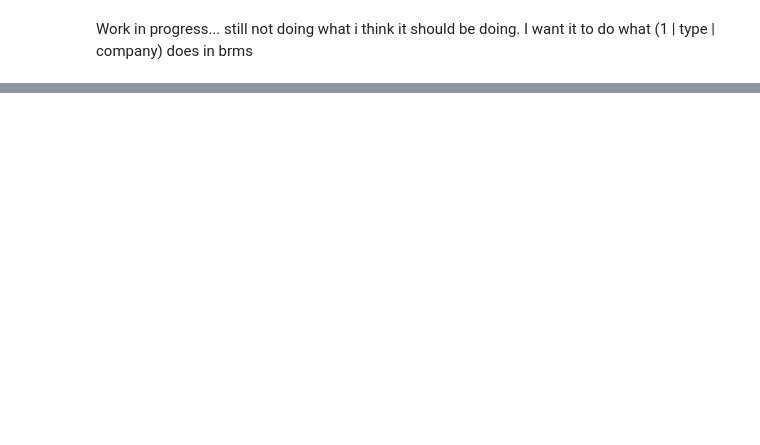
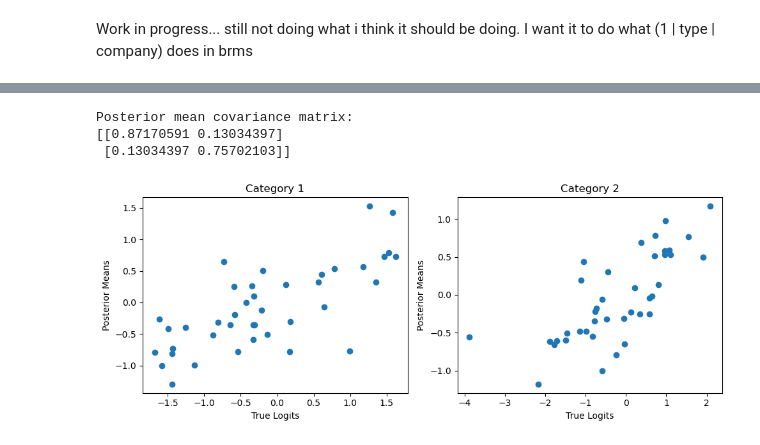
Before and after one commit to DrEntropy/multinom, a Jupyter notebook: random_effects_mn.ipynb, the cells around one changed output, grey strips where cells are left out. Cells and saved outputs as stored; diff of their text form; code cells hidden in the pictures; blank space fills up the shorter version.

```diff
--- a/random_effects_mn.ipynb
+++ b/random_effects_mn.ipynb
@@ -97,0 +167,38 @@ az.summary(results ,var_names = ['~company'])
+# %%
+posterior = trace.posterior
+
+# means over chains and draws
+mean_stds = posterior['chol_corr_stds'].mean(dim=['chain', 'draw']).values
+mean_corr = posterior['chol_corr_corr'].mean(dim=['chain', 'draw']).values
+
+# explicitly reconstruct covariance matrix: Cov = D * Corr * D
+cov_matrix_reconstructed = np.outer(mean_stds, mean_stds) * mean_corr
+
+print("Posterior mean covariance matrix:")
+print(cov_matrix_reconstructed)
+# %% [output]
+Posterior mean covariance matrix:
+[[0.87170591 0.13034397]
+ [0.13034397 0.75702103]]
+# %%
+# true logits you generated from
+true_effects = company_effects[:, 1:]  # exclude baseline logits
+
+# posterior means explicitly
+posterior_means = trace.posterior["company_effects"].mean(dim=["chain", "draw"]).values
+
+# explicitly plot or correlate posterior vs true
+import matplotlib.pyplot as plt
+
+fig, axes = plt.subplots(1, 2, figsize=(10, 4))
+
+for i in range(2):
+    axes[i].scatter(true_effects[:, i], posterior_means[:, i])
+    axes[i].set_xlabel("True Logits")
+    axes[i].set_ylabel("Posterior Means")
+    axes[i].set_title(f"Category {i+1}")
+
+plt.tight_layout()
+plt.show()
+# %% [output]
+[figure, added]
```
Also changed, not shown: parts of 5 cells of this notebook.
